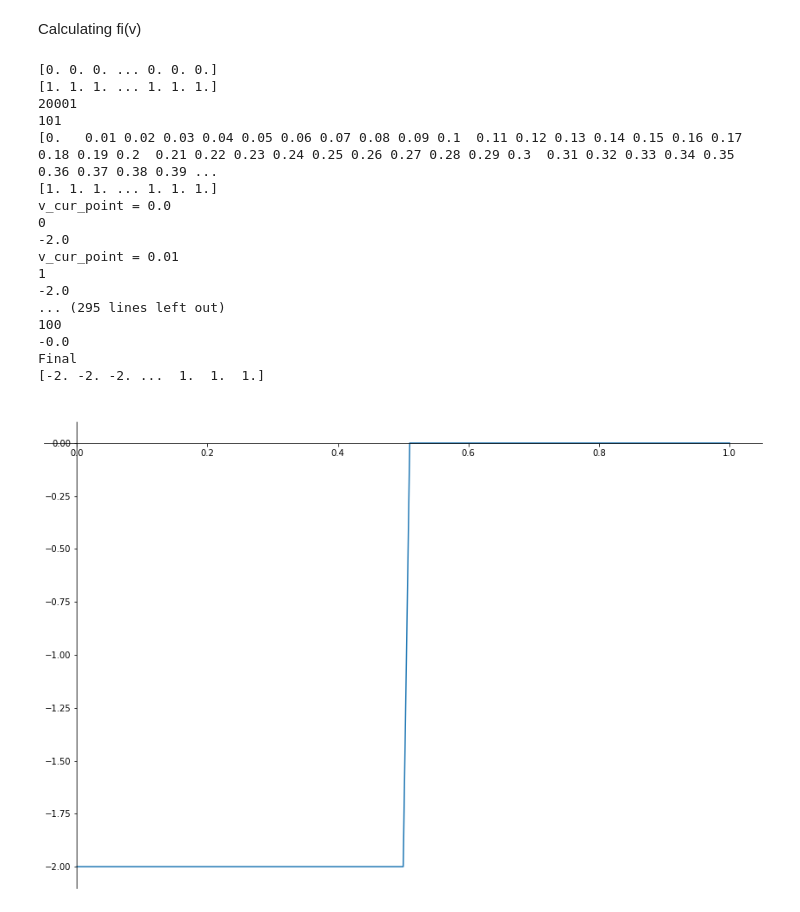
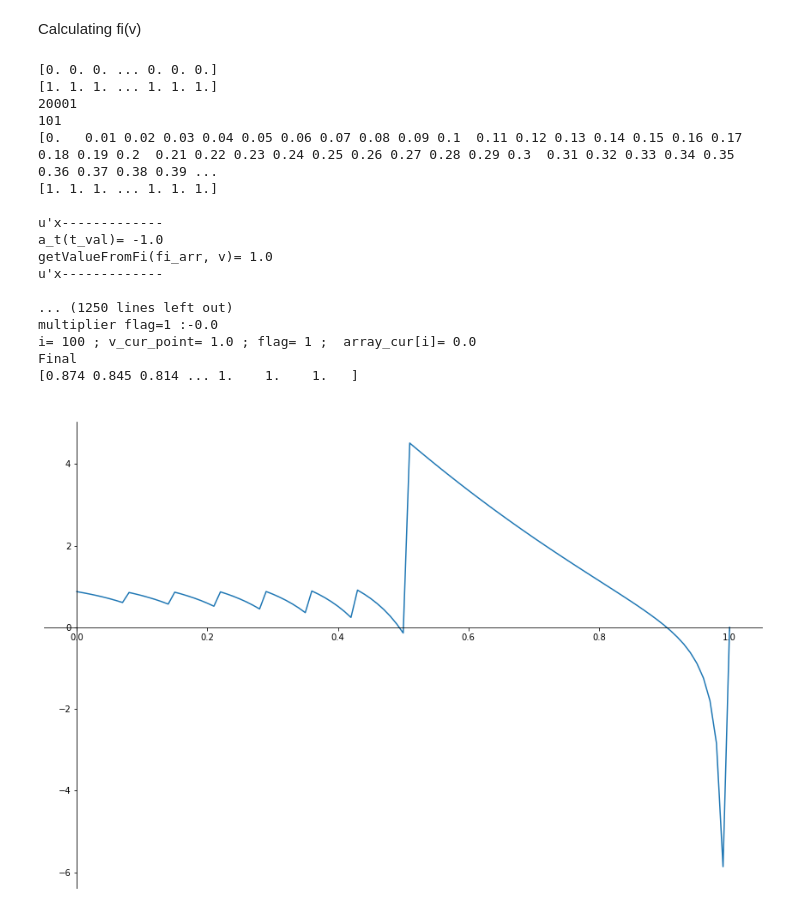
Before and after one commit to HIDDENDEN/InverseProblem, a Jupyter notebook: InverseProblem.ipynb, the cells around one changed output. Drawn from its saved outputs; the diff is of its cells as text; code cells hidden in the pictures.

```diff
--- a/InverseProblem.ipynb
+++ b/InverseProblem.ipynb
@@ -569,7 +570,7 @@ print(len(fi_v_values))
 #function computes fi value from given array
 def getValueFromFi(fi_arr,arg):
   index = find_index_fi_v(fi_v_args,arg)
-  return fi_v_values[index]
+  return fi_arr[index]
 # %%
 print(getValueFromFi(fi_v_values,10))
 # %% [output]
@@ -777,17 +784,20 @@ def calculate_fi_flag_0(v_0, fi_arr_previous):
 
   forth_addendum = integral_A_to_B_test(v_0, h_t_func.compute(L - beta_inverse_from_v), fi_arr_previous, v_0, 0)
 
-  retValue = first_addendum - second_addendum - third_addendum - forth_addendum
+  retValue = first_addendum - second_addendum - third_addendum + forth_addendum
 
   retValue = retValue * multiplier
+  print("multiplier flag=0 :" +str(multiplier))
 
   return retValue
 # %%
 def calculate_fi_flag_1(v_0, fi_arr_previous):
   retValue = 0
   h_inverse_from_v = inverse_h_t(v_0)
+  print("h_inverse(v_0) = " + str(h_inverse_from_v))
   h_derivative_from_h_inverse = h_derivative(h_inverse_from_v)
-
+  print("h_derivative_from_h_inverse = " + str(h_derivative_from_h_inverse))
+  print("u_derivate_x_L_point" + str(u_derivate_x_L_point(L,h_inverse_from_v,v_0,fi_arr_previous)))
 
   multiplier = ( h_derivative_from_h_inverse + u_derivate_x_L_point(L,h_inverse_from_v,v_0,fi_arr_previous) ) / ( h_derivative_from_h_inverse * a_t.compute(L) )
 
@@ -801,11 +811,12 @@ def calculate_fi_flag_1(v_0, fi_arr_previous):
 
   second_addendum = beta_derivative(L-h_inverse_from_v)
 
-  forth_addendum = integral_A_to_B_test(v_0, h_t_func.compute(h_inverse_from_v), fi_arr_previous, v_0, 1 )
+  forth_addendum = integral_A_to_B_test(beta_x.compute(L-inverse_h_t(v_0)), h_t_func.compute(h_inverse_from_v), fi_arr_previous, v_0, 1 )
 
-  retValue = first_addendum - second_addendum - third_addendum - forth_addendum
+  retValue = first_addendum - second_addendum - third_addendum + forth_addendum
 
   retValue = retValue * multiplier
+  print("multiplier flag=1 :" +str(multiplier))
 
   return retValue
 # %% [markdown]
@@ -841,7 +853,8 @@ print(array_v_args)
 #Suppose we know fi(v) on all line[from 0 to 0.5] and all fi(v) wanna be on [0; 1]
 for steps in range(num_of_iterations):
   v_start = 0
-  array_cur = deepcopy(array_prev)
+  # array_cur = deepcopy(array_prev)
+  array_prev = deepcopy(array_cur)
   print(array_cur)
   for i in range(0,int(1/step) + 1):#now i from 0 to 100 => values from 0.00 to 1.00
 
@@ -849,17 +862,20 @@ for steps in range(num_of_iterations):
     # i=0
     v_cur_point = array_v_args[i]
 
-    print("v_cur_point = " + str(v_cur_point))
+    # print("v_cur_point = " + str(v_cur_point))
 
     t_for_beta = L - inverse_beta(v_cur_point)
     t_for_h = inverse_h_t(v_cur_point)
     flag = -1
     if (check_is_in_segment(0,0.5,h_t_func.compute(t_for_h)) == 1):# if true => take fi n+1 from beta(L - t) --> flag = 0
       array_cur[i] = round(calculate_fi_flag_0(v_cur_point,array_prev) , 3)
+      flag = 0
     else:
       array_cur[i] = round(calculate_fi_flag_1(v_cur_point,array_prev), 3)
-    print(i)
-    print(array_cur[i])
+      flag = 1
+    print("i= "+str(i) + " ; v_cur_point= " +str(v_cur_point)   +" ; flag= " +str(flag) + " ;  array_cur[i]= "+str(array_cur[i]))
+    # print(i)
+    # print(array_cur[i])
 
 #!!!
     # break
@@ -872,17 +888,17 @@ print(array_cur)
 101
 [0.   0.01 0.02 0.03 0.04 0.05 0.06 0.07 0.08 0.09 0.1  0.11 0.12 0.13 0.14 0.15 0.16 0.17 0.18 0.19 0.2  0.21 0.22 0.23 0.24 0.25 0.26 0.27 0.28 0.29 0.3  0.31 0.32 0.33 0.34 0.35 0.36 0.37 0.38 0.39 ...
 [1. 1. 1. ... 1. 1. 1.]
-v_cur_point = 0.0
-0
--2.0
-v_cur_point = 0.01
-1
--2.0
-... (295 lines left out)
-100
--0.0
+
+u'x-------------
+a_t(t_val)= -1.0
+getValueFromFi(fi_arr, v)= 1.0
+u'x-------------
+
+... (1250 lines left out)
+multiplier flag=1 :-0.0
+i= 100 ; v_cur_point= 1.0 ; flag= 1 ;  array_cur[i]= 0.0
 Final
-[-2. -2. -2. ...  1.  1.  1.]
+[0.874 0.845 0.814 ... 1.    1.    1.   ]
 # %%
 # #drawing
 # #data to be plotted
@@ -912,26 +928,28 @@ Final
 t = array_v_args
 u = array_cur
 # %%
+t = array_v_args
+u = array_cur
 # y_d1 = np.diff(y,n=1)
 # y_d1 = np.true_divide(y_d1,h_x)
 yy=np.zeros(len(t))
 for i in range(len(t)):
   yy[i]=u[i]
 
 my_fig_size = 10
 fig = plt.figure(figsize=(my_fig_size+5,my_fig_size))
 
 ax=fig.add_subplot(111)
 
 ax.set_title('  ')
 ax.plot(t, yy)
 ax.spines['left'].set_position('zero')
 ax.spines['right'].set_color('none')
 ax.spines['bottom'].set_position('zero')
 ax.spines['top'].set_color('none')
 
 # remove the ticks from the top and right edges
 ax.xaxis.set_ticks_position('bottom')
 ax.yaxis.set_ticks_position('left')
 # %% [output]
-[figure, old version]
+[figure, new version]
```
Also changed, not shown: parts of 23 cells of this notebook.
